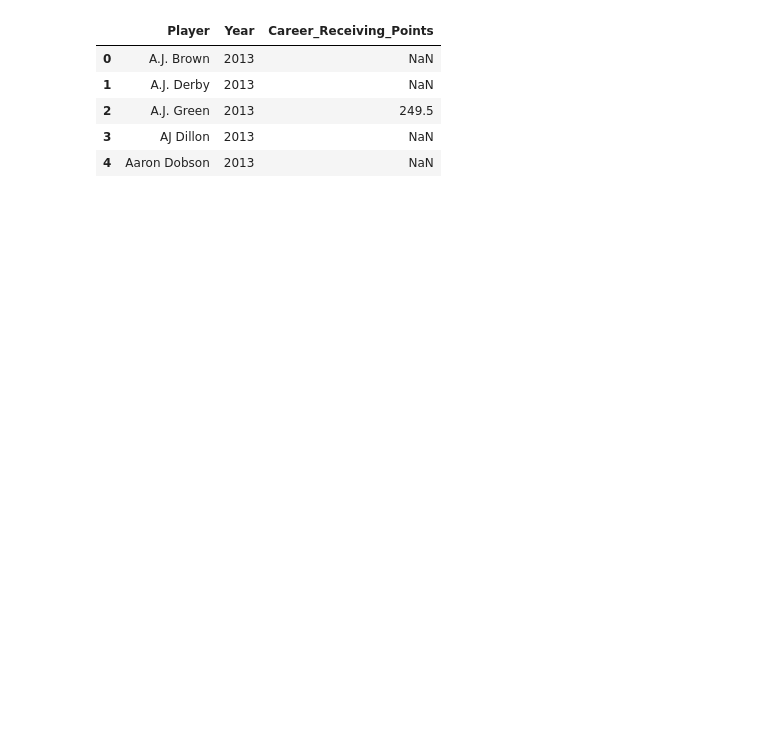
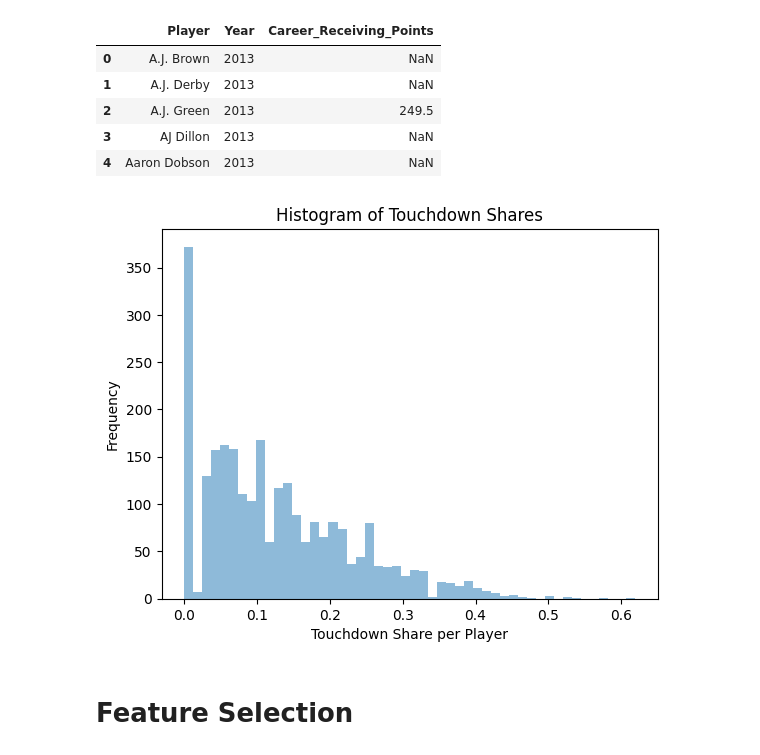
Before and after one commit to jackdepree/FFInsights, a Jupyter notebook: code/2024_gross_projections_eda.ipynb, the cells around one changed output. Drawn from its saved outputs; the diff is of its cells as text; code cells hidden in the pictures; blank space fills up the shorter version.

```diff
--- a/code/2024_gross_projections_eda.ipynb
+++ b/code/2024_gross_projections_eda.ipynb
@@ -303,3 +126,35 @@ receiving_career.head()
 | 2 | A.J. Green | 2013 | 249.5 |
 | 3 | AJ Dillon | 2013 | NaN |
 | 4 | Aaron Dobson | 2013 | NaN |
+# %%
+# Team Relative Stats
+def team_relative(df, metric='_Pass'):
+    # Locate data
+    team_df = gross_team_offense[['Tm', 'Year', 'Yds'+metric, 'TD'+metric, '1stD'+metric]]
+    df = df[['Player', 'Tm', 'Year', 'TD', 'Yds', '1D']]
+
+    # Merge data
+    df = df.merge(team_df, on=['Tm', 'Year'], how='left')
+
+    # Calculate relative stats
+    df['Relative_TD'] = df['TD'] / df['TD'+metric]
+    df['Relative_Yds'] = df['Yds'] / df['Yds'+metric]
+    df['Relative_1D'] = df['1D'] / df['1stD'+metric]
+
+    # Drop unnecessary columns
+    df = df.drop(columns=['Tm', 'TD', 'Yds', '1D', 'TD'+metric, 'Yds'+metric, '1stD'+metric])
+
+    return df
+
+passing_relative = team_relative(gross_passing, '_Pass')
+rushing_relative = team_relative(gross_rushing, '_Rush')
+receiving_relative = team_relative(gross_receiving, '_Pass')
+# %%
+# Histogram of Relative Stats
+plt.hist(receiving_relative['Relative_TD'], bins=50, alpha=0.5, label='TD')
+plt.ylabel('Frequency')
+plt.xlabel('Touchdown Share per Player')
+plt.title('Histogram of Touchdown Shares')
+plt.show()
+# %% [output]
+[figure, added]
@@ -305,0 +179,2 @@ receiving_career.head()
+# %% [markdown]
+# Feature Selection
```
Also changed, not shown: parts of 27 cells of this notebook, 19 other files.
